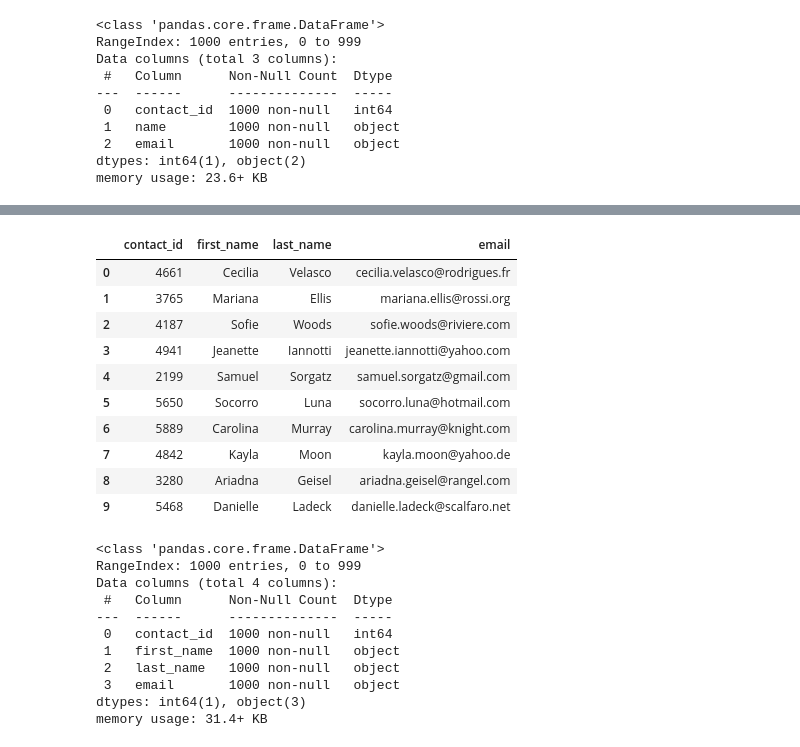
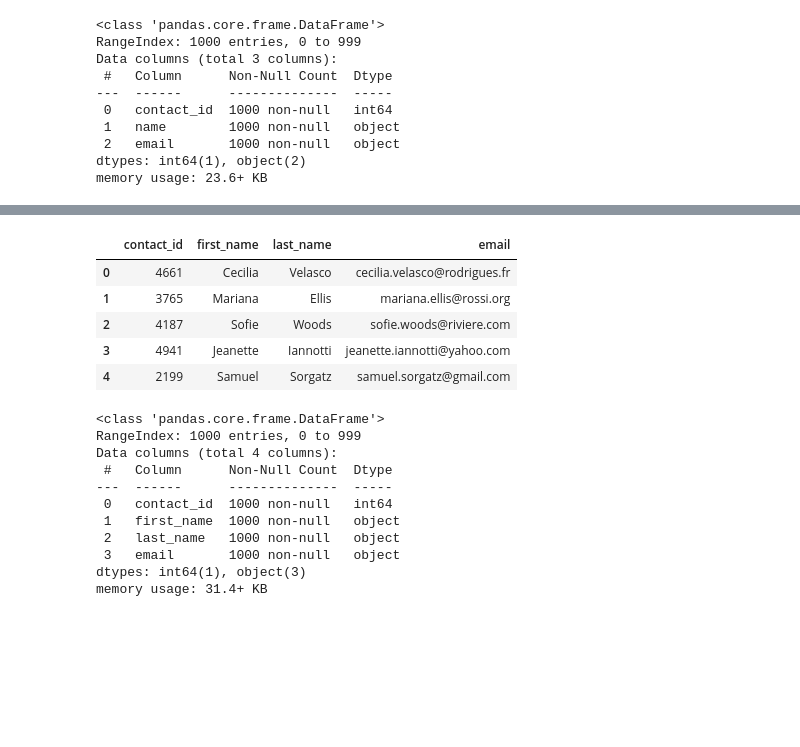
Before and after one commit to Robotrousers/Crowdfunding_ETL, a Jupyter notebook: ETL_Mini_Project_CSaldivar_CTurner.ipynb, the cells around one changed output, grey strips where cells are left out. Drawn from its saved outputs; the diff is of its cells as text; code cells hidden in the pictures; blank space fills up the shorter version.

```diff
--- a/ETL_Mini_Project_CSaldivar_CTurner.ipynb
+++ b/ETL_Mini_Project_CSaldivar_CTurner.ipynb
@@ -346,11 +356,11 @@ import json
 dict_values = []
 
 for i, row in contact_info_df.iterrows():
-    data = row[0]
+    data = row.iloc[0]
     converted_data = json.loads(data)
     row_values = [v for k, v in converted_data.items()]
     dict_values.append(row_values)
 
 # Print out the list of values for each row.
 print()
-print(dict_values).head()
+print(dict_values)
@@ -357,6 +369,8 @@ print(dict_values).head()
 # %%
 # Create a contact_info DataFrame and add each list of values, i.e., each row
 # to the 'contact_id', 'name', 'email' columns.
+contact_info_df = pd.DataFrame(dict_values, columns = ['contact_id', 'name', 'email'])
+contact_info_df.head()
 # %% [output]
 |  | contact_id | name | email |
 | 0 | 4661 | Cecilia Velasco | cecilia.velasco@rodrigues.fr |
@@ -379,9 +394,11 @@ dtypes: int64(1), object(2)
 memory usage: 23.6+ KB
 # %%
 # Create a "first"name" and "last_name" column with the first and last names from the "name" column.
-
+contact_info_df[['first_name', 'last_name']] = contact_info_df['name'].str.split(' ', expand=True)
 
 # Drop the contact_name column
+del contact_info_df['name']
+contact_info_df.head()
 # %% [output]
 |  | contact_id | email | first_name | last_name |
 | 0 | 4661 | cecilia.velasco@rodrigues.fr | Cecilia | Velasco |
@@ -397,16 +409,13 @@ memory usage: 23.6+ KB
 # %%
 # Reorder the columns
+contact_info_df=contact_info_df[['contact_id', 'first_name', 'last_name', 'email']]
+contact_info_df.head()
 # %% [output]
 |  | contact_id | first_name | last_name | email |
 | 0 | 4661 | Cecilia | Velasco | cecilia.velasco@rodrigues.fr |
 | 1 | 3765 | Mariana | Ellis | mariana.ellis@rossi.org |
 | 2 | 4187 | Sofie | Woods | sofie.woods@riviere.com |
 | 3 | 4941 | Jeanette | Iannotti | jeanette.iannotti@yahoo.com |
 | 4 | 2199 | Samuel | Sorgatz | samuel.sorgatz@gmail.com |
-| 5 | 5650 | Socorro | Luna | socorro.luna@hotmail.com |
-| 6 | 5889 | Carolina | Murray | carolina.murray@knight.com |
-| 7 | 4842 | Kayla | Moon | kayla.moon@yahoo.de |
-| 8 | 3280 | Ariadna | Geisel | ariadna.geisel@rangel.com |
-| 9 | 5468 | Danielle | Ladeck | danielle.ladeck@scalfaro.net |
 # %%
 # Check the datatypes one more time before exporting as CSV file.
```
Also changed, not shown: parts of 10 cells of this notebook, 3 other files.
